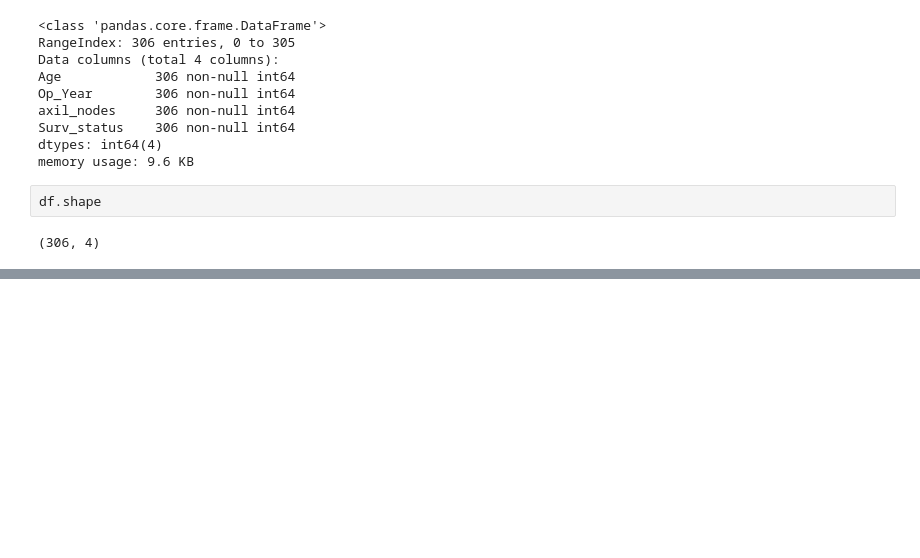
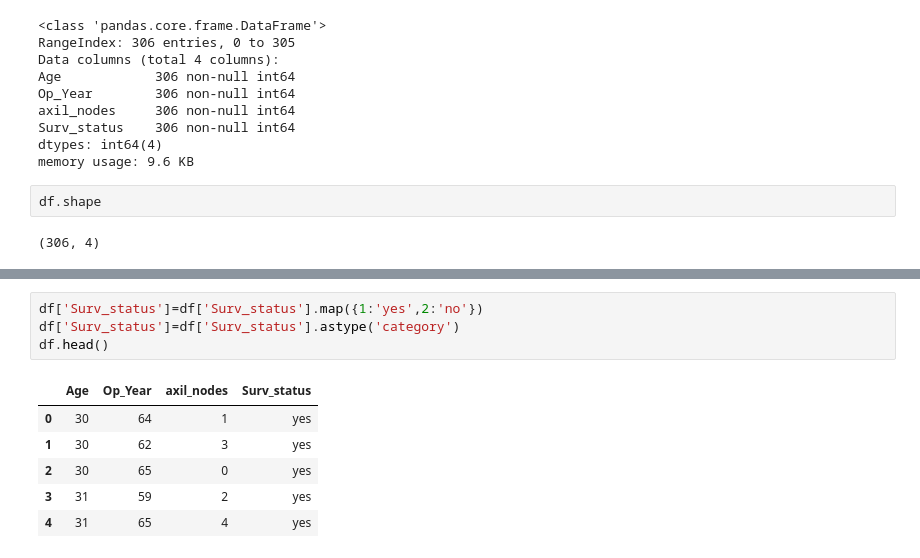
Before and after one commit to Rpmalukani22/Haberman-survival, a Jupyter notebook: Untitled.ipynb, the cells around one changed output, grey strips where cells are left out. Saved outputs shown, nothing was run; the diff lists cells and outputs as text; blank space fills up the shorter version.

```diff
--- a/Untitled.ipynb
+++ b/Untitled.ipynb
@@ -61,0 +48,11 @@ Name: Age, dtype: int64
+# %%
+df['Surv_status']=df['Surv_status'].map({1:'yes',2:'no'})
+df['Surv_status']=df['Surv_status'].astype('category')
+df.head()
+# %% [output]
+|  | Age | Op_Year | axil_nodes | Surv_status |
+| 0 | 30 | 64 | 1 | yes |
+| 1 | 30 | 62 | 3 | yes |
+| 2 | 30 | 65 | 0 | yes |
+| 3 | 31 | 59 | 2 | yes |
+| 4 | 31 | 65 | 4 | yes |
```
Also changed, not shown: parts of 7 cells of this notebook.
